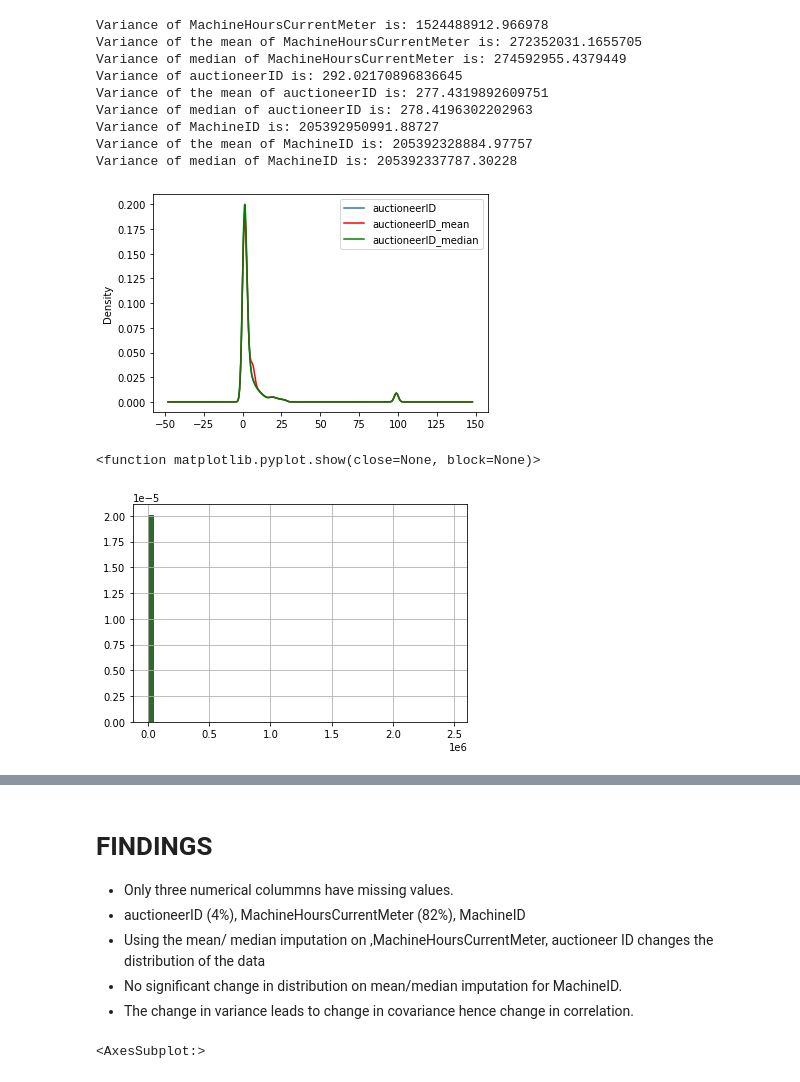
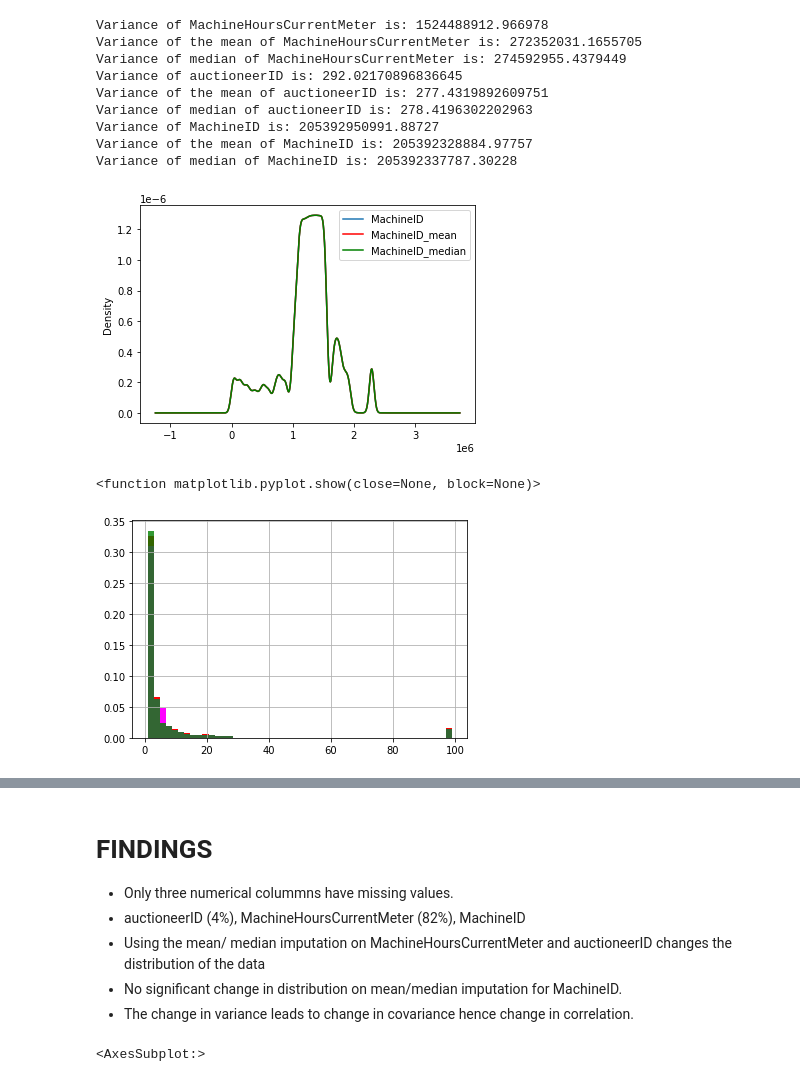
Before and after one commit to TROISTROIS/BLUE-BOOK-FOR-BULLDOZERS, a Jupyter notebook: blue-book-for-bulldozers.ipynb, the cells around one changed output, grey strips where cells are left out. Cells and saved outputs as stored; diff of their text form; code cells hidden in the pictures.

```diff
--- a/blue-book-for-bulldozers.ipynb
+++ b/blue-book-for-bulldozers.ipynb
@@ -115,6 +115,6 @@ print("There are",len(nums),"numerical variables")
 There are 8 numerical variables
 # %%
 # replacing zero values as missing
-df['MachineID'].replace(0, np.NaN, inplace = True)
-df['auctioneerID'].replace(0, np.NaN, inplace = True)
-df['MachineHoursCurrentMeter'].replace(0, np.NaN, inplace = True)
+df['auctioneerID'].replace(0.0, np.NaN, inplace = True)
+df['MachineID'].replace(0.0, np.NaN, inplace = True)
+df['MachineHoursCurrentMeter'].replace(0.0, np.NaN, inplace = True)
@@ -595,29 +590,29 @@ Variance of median of MachineID is: 205392337787.30228
 # %%
 # check for change in distribution
 fig = plt.figure()
 ax = fig.add_subplot(111)
-XTrain["auctioneerID"].plot(kind='kde',ax=ax)
-XTrain['auctioneerID_mean'].plot(kind='kde',ax=ax,color = 'red')
-XTrain['auctioneerID_median'].plot(kind='kde',ax=ax,color='green')
+XTrain["MachineID"].plot(kind='kde',ax=ax)
+XTrain['MachineID_mean'].plot(kind='kde',ax=ax,color = 'red')
+XTrain['MachineID_median'].plot(kind='kde',ax=ax,color='green')
 
 lines,labels = ax.get_legend_handles_labels()
 ax.legend(lines,labels,loc='best')
 plt.show()
 # %% [output]
-[figure, old version]
+[figure, new version]
 # %%
 # check for changes in the distribution for numerical variables
 fig = plt.figure()
 ax = fig.add_subplot(111)
 # original data
-XTrain['MachineHoursCurrentMeter'].hist(bins=50,ax=ax,density = True, color='red')
+XTrain['auctioneerID'].hist(bins=50,ax=ax,density = True, color='red')
 # data after imputing
-XTrain['MachineHoursCurrentMeter_mean'].hist(bins=50,ax=ax,density = True, color='magenta')
-XTrain['MachineHoursCurrentMeter_median'].hist(bins=50,ax=ax,color='green',density=True,alpha=0.8)
+XTrain['auctioneerID_mean'].hist(bins=50,ax=ax,density = True, color='magenta')
+XTrain['auctioneerID_median'].hist(bins=50,ax=ax,color='green',density=True,alpha=0.8)
 plt.show
 # %% [output]
 <function matplotlib.pyplot.show(close=None, block=None)>
-[figure, old version]
+[figure, new version]
 # %%
 # ideally we would want the variance the variance not disturbed
 # more change , change in covariance with other variables
@@ -650,7 +645,7 @@ XTrain.corr()
 # **FINDINGS**
 * Only three numerical colummns have missing values.
 * auctioneerID (4%), MachineHoursCurrentMeter (82%), MachineID
-* Using the mean/ median imputation on ,MachineHoursCurrentMeter, auctioneer ID changes the distribution of the data
+* Using the mean/ median imputation on MachineHoursCurrentMeter and auctioneerID changes the distribution of the data
 * No significant change in distribution on mean/median imputation for MachineID.
 * The change in variance leads to change in covariance hence change in correlation.
 # %%
```
Also changed, not shown: parts of 42 cells of this notebook.
